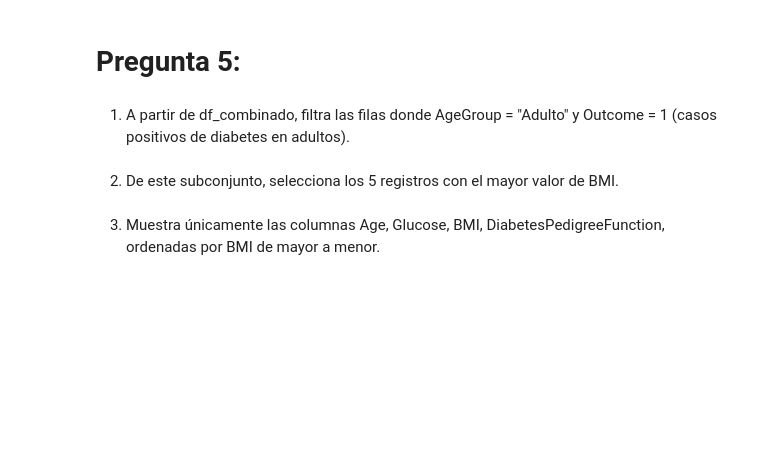
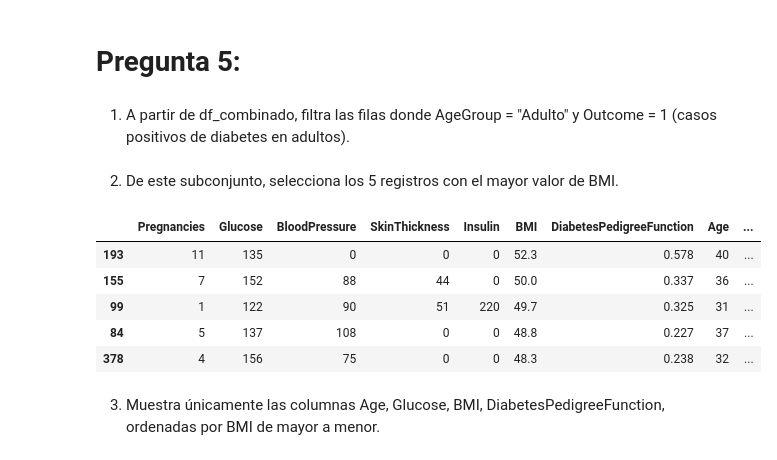
Before and after one commit to RogerReateguiUTEC/Tareas_Programacion101, a Jupyter notebook: TAREAS/EXAMEN_4_Roger_Reategui.ipynb, the cells around one changed output. Saved outputs shown, nothing was run; the diff lists cells and outputs as text; code cells hidden in the pictures; blank space fills up the shorter version.

```diff
--- a/TAREAS/EXAMEN_4_Roger_Reategui.ipynb
+++ b/TAREAS/EXAMEN_4_Roger_Reategui.ipynb
@@ -168,8 +195,19 @@ df_combinado.head()
 # %% [markdown]
 1. A partir de df_combinado, filtra las filas donde AgeGroup = "Adulto" y Outcome = 1 (casos positivos
 de diabetes en adultos).
+# %%
+df_diabetes_pos= df_combinado[(df_combinado['AgeGroup']=='Adulto') & (df_combinado['Outcome']==1)]
 # %% [markdown]
  2. De este subconjunto, selecciona los 5 registros con el mayor valor de BMI.
+# %%
+df_diabetes_pos.sort_values(by='BMI',ascending=False).head()
+# %% [output]
+|  | Pregnancies | Glucose | BloodPressure | SkinThickness | Insulin | BMI | DiabetesPedigreeFunction | Age | ... |
+| 193 | 11 | 135 | 0 | 0 | 0 | 52.3 | 0.578 | 40 | ... |
+| 155 | 7 | 152 | 88 | 44 | 0 | 50.0 | 0.337 | 36 | ... |
+| 99 | 1 | 122 | 90 | 51 | 220 | 49.7 | 0.325 | 31 | ... |
+| 84 | 5 | 137 | 108 | 0 | 0 | 48.8 | 0.227 | 37 | ... |
+| 378 | 4 | 156 | 75 | 0 | 0 | 48.3 | 0.238 | 32 | ... |
 # %% [markdown]
 3. Muestra únicamente las columnas Age, Glucose, BMI, DiabetesPedigreeFunction, ordenadas
 por BMI de mayor a menor.
```
Also changed, not shown: parts of 9 cells of this notebook.
